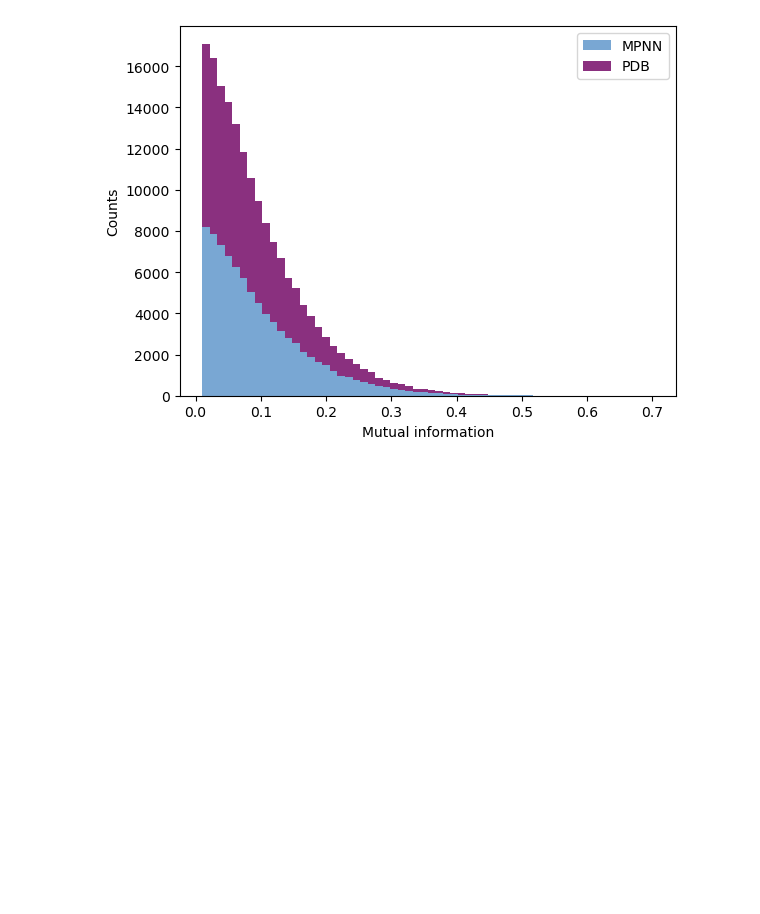
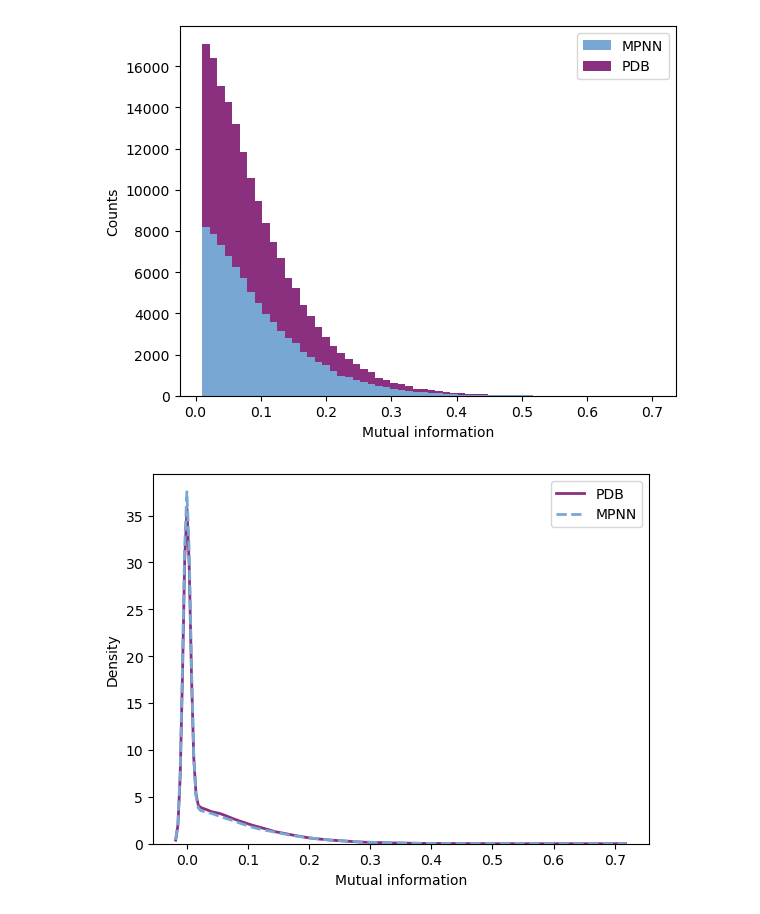
Before and after one commit to zifangu/lithiumized-fish, a Jupyter notebook: final.ipynb, the cells around one changed output. Saved outputs shown, nothing was run; the diff lists cells and outputs as text; code cells hidden in the pictures; blank space fills up the shorter version.

```diff
--- a/final.ipynb
+++ b/final.ipynb
@@ -411,6 +411,18 @@ plt.show()
 flat matrix shape: (82697,)
 flat matrix shape: (88748,)
 [figure]
+# %%
+sns.kdeplot(C_real_flat, label='PDB', color='#8a307f', linewidth=2, linestyle='-')  # Solid line
+sns.kdeplot(C_mpnn_flat, label='MPNN', color='#79a7d3', linewidth=2, linestyle='--')  # Dashed line
+
+
+plt.xlabel('Mutual information')
+plt.ylabel('Density')
+
+plt.legend()
+# plt.savefig('figs/final/support/kde_uncropped_mi.pdf', format='pdf', dpi=300)
+# %% [output]
+[figure, added]
 # %%
 sns.kdeplot(C_real_large_mi_flat, label='PDB', color='#8a307f', linewidth=2, linestyle='-')  # Solid line
 sns.kdeplot(C_mpnn_large_mi_flat, label='MPNN', color='#79a7d3', linewidth=2, linestyle='--')  # Dashed line
```
Also changed, not shown: parts of 1 cell of this notebook.
